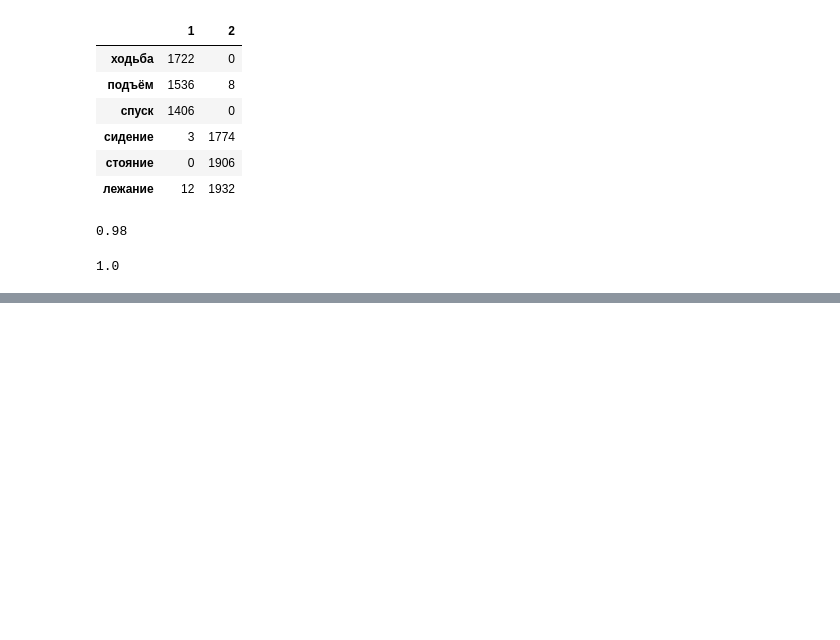
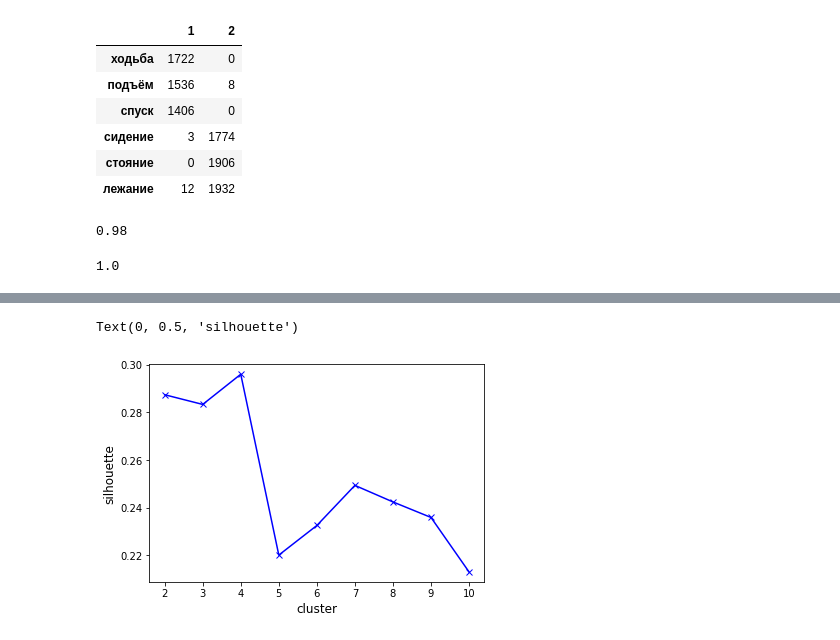
Before and after one commit to Nadarsa/sf_data_science, a Jupyter notebook: Math & ML/practice.ipynb, the cells around one changed output, grey strips where cells are left out. Cells and saved outputs as stored; diff of their text form; code cells hidden in the pictures; blank space fills up the shorter version.

```diff
--- a/Math & ML/practice.ipynb
+++ b/Math & ML/practice.ipynb
@@ -2266,0 +2434,20 @@ print(round(metrics.completeness_score(y, y_pred),2))
+# %%
+from sklearn.cluster import KMeans
+from sklearn import metrics
+
+def get_silhouette(n_clusters, X):
+    kmeans_model = KMeans(n_clusters=n_clusters, init='k-means++', random_state=1)
+    kmeans_model.fit(X)
+    silhouette = metrics.silhouette_score(X_scaled, kmeans_model.labels_)
+    return silhouette
+
+sil_list = []
+for n_clusters in range(2, 11):
+    sil_list.append(get_silhouette(n_clusters, X_pca))
+
+plt.plot([i for i in range(2, 11)], sil_list, 'xb-')
+plt.xlabel('cluster', fontsize=12)
+plt.ylabel('silhouette', fontsize=12)
+# %% [output]
+Text(0, 0.5, 'silhouette')
+[figure, added]
```
Also changed, not shown: parts of 25 cells of this notebook, 1 other file.
